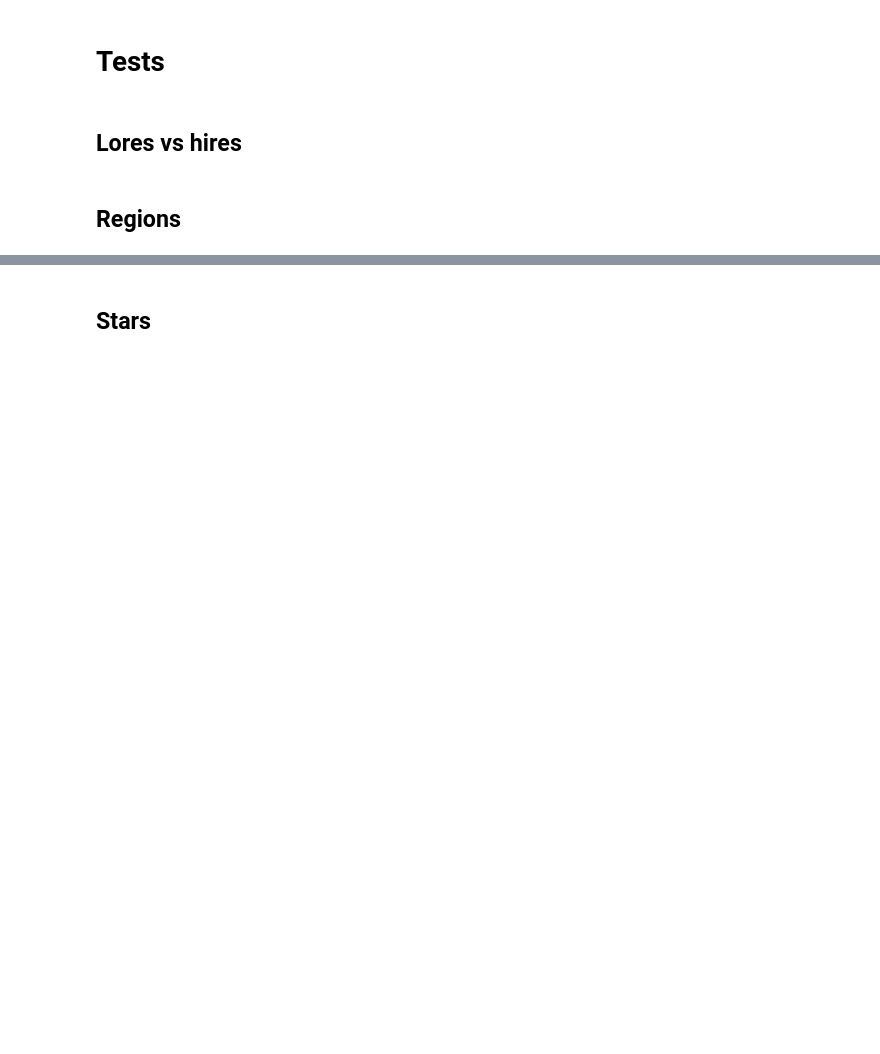
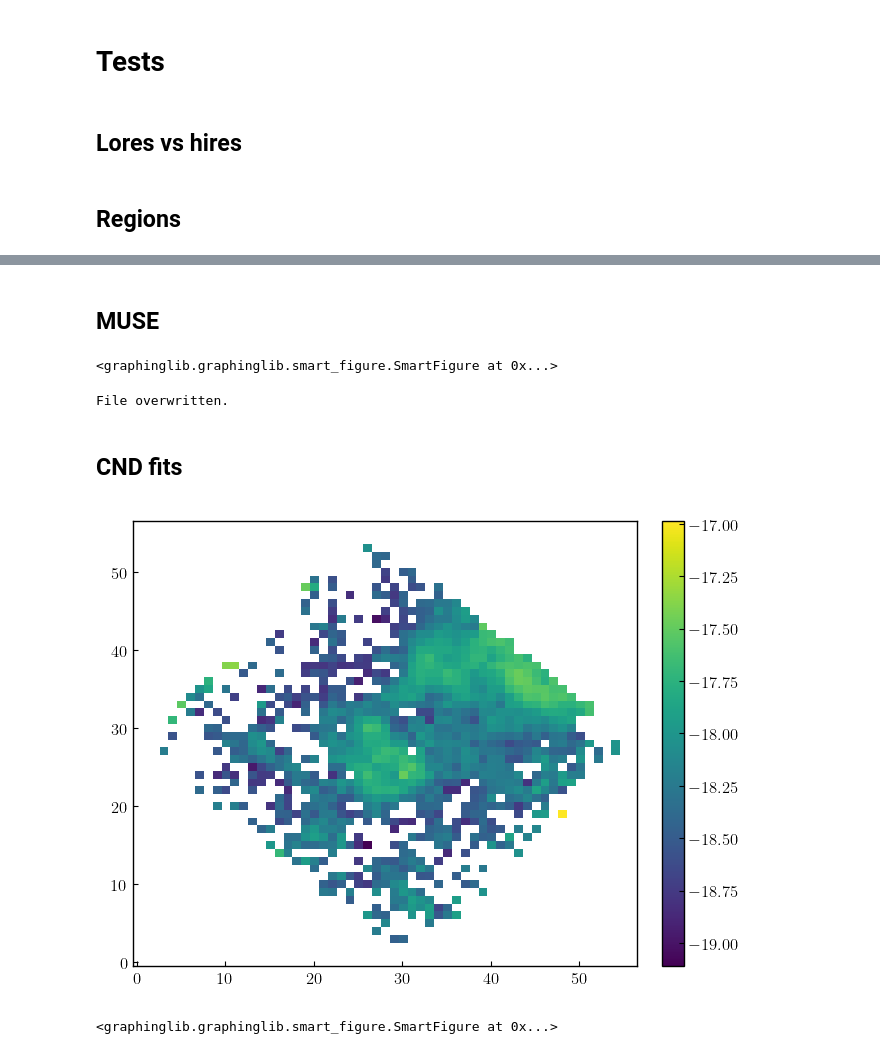
Before and after one commit to mamar828/master_centaurus, a Jupyter notebook: applications/paper_2/figs.ipynb, the cells around one changed output, grey strips where cells are left out. Cells and saved outputs as stored; diff of their text form; code cells hidden in the pictures; blank space fills up the shorter version.

```diff
--- a/applications/paper_2/figs.ipynb
+++ b/applications/paper_2/figs.ipynb
@@ -152,2 +310,52 @@ structure_function(arr, 1, 1.)
 # %% [markdown]
-## Stars
+## MUSE
+# %%
+error_limits = [100, 95, 90, 85, 80, 75, 70, 60]
+muse_reg = pyregion.open(f"data/vsf/muse_test.reg")
+muse_vel = muse_gm["HA6562_VEL"].get_masked_region(muse_reg)
+
+muse_vel_err = muse_gm["HA6562_VEL_ERR"].get_masked_region(muse_reg)
+
+figs = []
+for error_limit in error_limits:
+    masked_muse_vel = muse_vel.mask(muse_vel_err.data > np.nanpercentile(muse_vel_err.data, error_limit))
+    masked_fraction = 1 - masked_muse_vel.num_pixels / muse_vel.num_pixels
+    masked_muse_vel = masked_muse_vel.crop_nans()
+    pixel_fig = gl.SmartFigure(elements=[masked_muse_vel.plot], aspect_ratio=1)
+
+    str_func = structure_function(masked_muse_vel.data, 1, log_bin_width=0.015, bin_start=5)
+    str_func[:, 0] *= pc_per_arcsec * 0.2  # convert from pixels to pc
+    fig = get_fitted_structure_function_figure(str_func, fit_bounds=(0.9*pc_per_arcsec, 7.816*pc_per_arcsec))
+    fig.title = f"{masked_muse_vel.num_pixels} pixels, fraction removed: {100*masked_fraction:.0f}"r"\%"
+    fig[0][1].alpha = 0.7
+    figs.extend([fig, pixel_fig])
+
+gl.SmartFigure(len(error_limits), 2, elements=figs, size=(8, len(error_limits)*3)).save("figures/paper_2/tests/muse_velocity_cutoffs2.pdf")
+# %% [output]
+<graphinglib.graphinglib.smart_figure.SmartFigure at 0x...>
+# %%
+masked = muse_gm.HA6562_VEL.mask((muse_gm.HA6562_FLUX.data / muse_gm.HA6562_FLUX_ERR.data) < 3)
+masked.data += MUSE_VSYS - 0.01003 * speed_of_light.to("km/s").value
+
+masked.save("data/muse/muse_halpha_velocity_masked.fits")
+# %% [output]
+File overwritten.
+# %% [markdown]
+## CND fits
+# %%
+from astropy.modeling import models, fitting
+
+s1_flux = data_continuum_gm["LINES.H210_S1.1.FLUX"].mask(data_continuum_gm["LINES.H210_S1.1.SNR"].data < 2)
+pa_flux = data_continuum_gm["LINES.HI_PA_ALPHA.1.FLUX"].mask(data_continuum_gm["LINES.HI_PA_ALPHA.1.SNR"].data < 2)
+
+errs_gm = GroupedMaps.load("data/loki/output_NGC4696_G235H_F170LP_QOBr_tied_global_m1_lores_DataContinuum/NGC4696_G235H_F170LP_QOBr_tied_global_m1_lores_DataContinuum_parameter_errs_low.fits")
+s1_flux_unc = errs_gm["LINES.H210_S1.1.FLUX"].mask(data_continuum_gm["LINES.H210_S1.1.SNR"].data < 2)
+pa_flux_unc = errs_gm["LINES.HI_PA_ALPHA.1.FLUX"].mask(data_continuum_gm["LINES.HI_PA_ALPHA.1.SNR"].data < 2)
+
+# s1_flux.save("s1_masked.fits")
+# pa_flux.save("pa_masked.fits")
+# %%
+gl.SmartFigure(elements=[s1_flux.plot]).show()
+# %% [output]
+[figure, added]
+<graphinglib.graphinglib.smart_figure.SmartFigure at 0x...>
```
Also changed, not shown: parts of 18 cells of this notebook, 4 other files.
